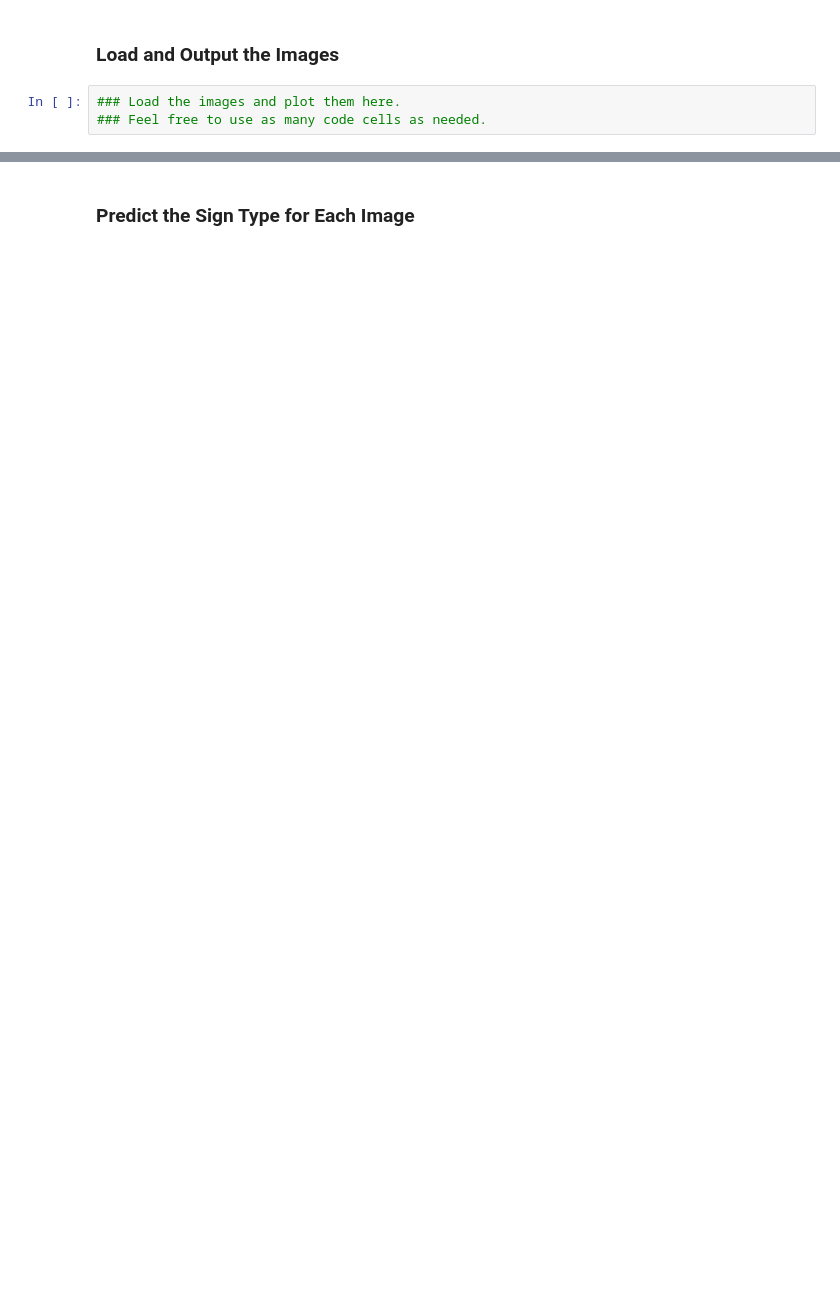
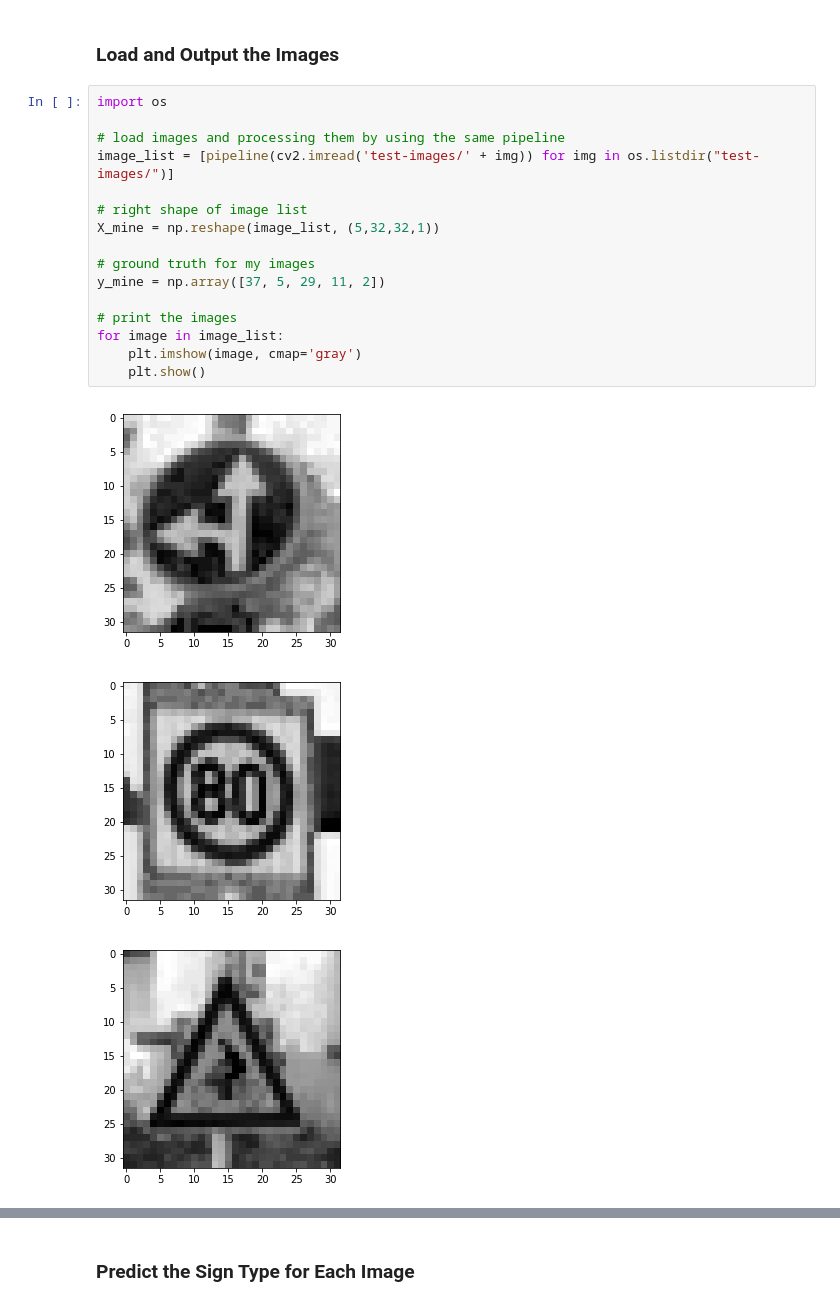
Before and after one commit to kindoblue/CarND-Traffic-Sign-Classifier-Project, a Jupyter notebook: Traffic_Sign_Classifier.ipynb, the cells around one changed output, grey strips where cells are left out. Cells and saved outputs as stored; diff of their text form; blank space fills up the shorter version.

```diff
--- a/Traffic_Sign_Classifier.ipynb
+++ b/Traffic_Sign_Classifier.ipynb
@@ -471,5 +509,22 @@ You may find `signnames.csv` useful as it contains mappings from the class id (i
 # %% [markdown]
 ### Load and Output the Images
-# %%
-### Load the images and plot them here.
-### Feel free to use as many code cells as needed.
+# %%
+import os
+
+# load images and processing them by using the same pipeline
+image_list = [pipeline(cv2.imread('test-images/' + img)) for img in os.listdir("test-images/")]
+
+# right shape of image list
+X_mine = np.reshape(image_list, (5,32,32,1))
+
+# ground truth for my images
+y_mine = np.array([37, 5, 29, 11, 2])
+
+# print the images
+for image in image_list:
+    plt.imshow(image, cmap='gray')
+    plt.show()
+# %% [output]
+[figure, added]
+[figure, added]
+[figure, added]
```
Also changed, not shown: parts of 11 cells of this notebook.
